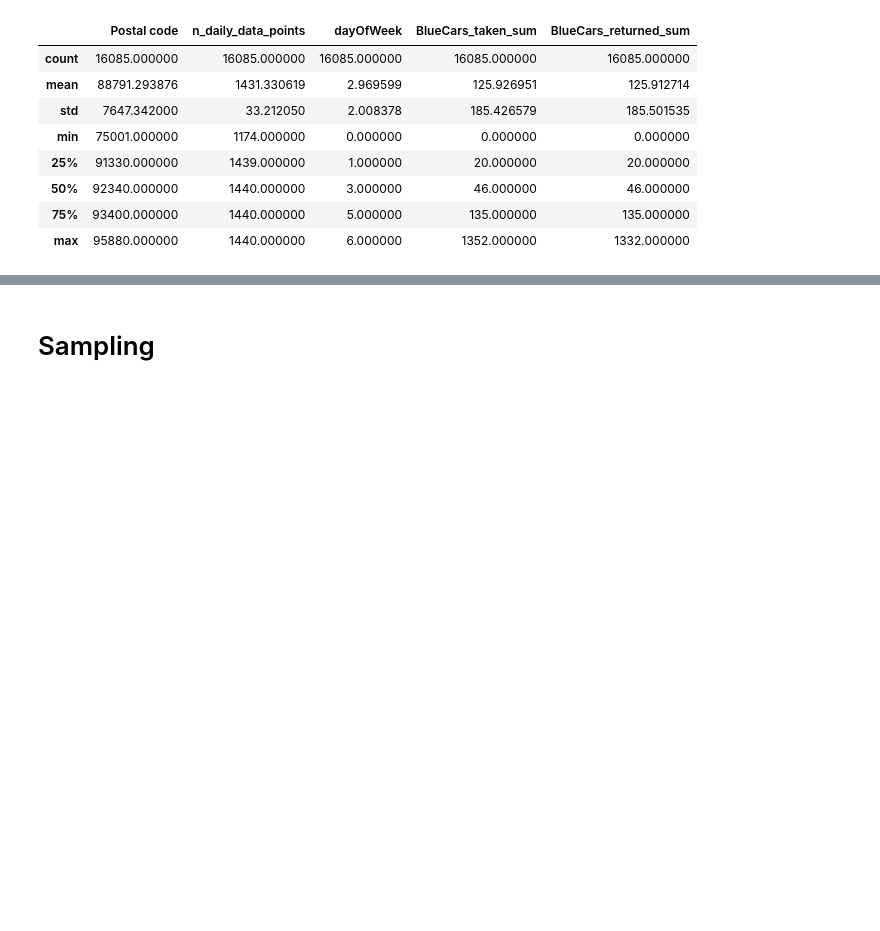
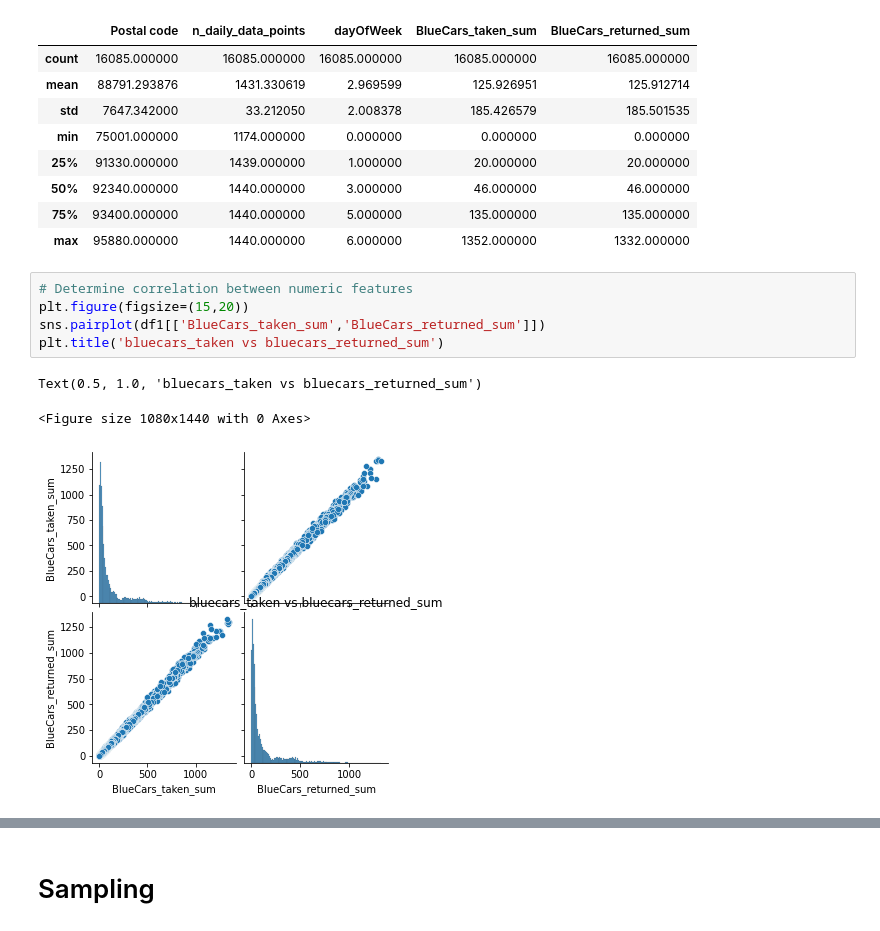
Before and after one commit to castynyaga/Statistics-IP, a Jupyter notebook: Statistics_IP_Casty_Nyaga.ipynb, the cells around one changed output, grey strips where cells are left out. Cells and saved outputs as stored; diff of their text form; blank space fills up the shorter version.

```diff
--- a/Statistics_IP_Casty_Nyaga.ipynb
+++ b/Statistics_IP_Casty_Nyaga.ipynb
@@ -660,3 +681,12 @@ df4.describe()
 | 50% | 92340.000000 | 1440.000000 | 3.000000 | 46.000000 | 46.000000 |
 | 75% | 93400.000000 | 1440.000000 | 5.000000 | 135.000000 | 135.000000 |
 | max | 95880.000000 | 1440.000000 | 6.000000 | 1352.000000 | 1332.000000 |
+# %%
+# Determine correlation between numeric features
+plt.figure(figsize=(15,20))
+sns.pairplot(df1[['BlueCars_taken_sum','BlueCars_returned_sum']])
+plt.title('bluecars_taken vs bluecars_returned_sum')
+# %% [output]
+Text(0.5, 1.0, 'bluecars_taken vs bluecars_returned_sum')
+<Figure size 1080x1440 with 0 Axes>
+[figure, added]
```
Also changed, not shown: parts of 15 cells of this notebook.
